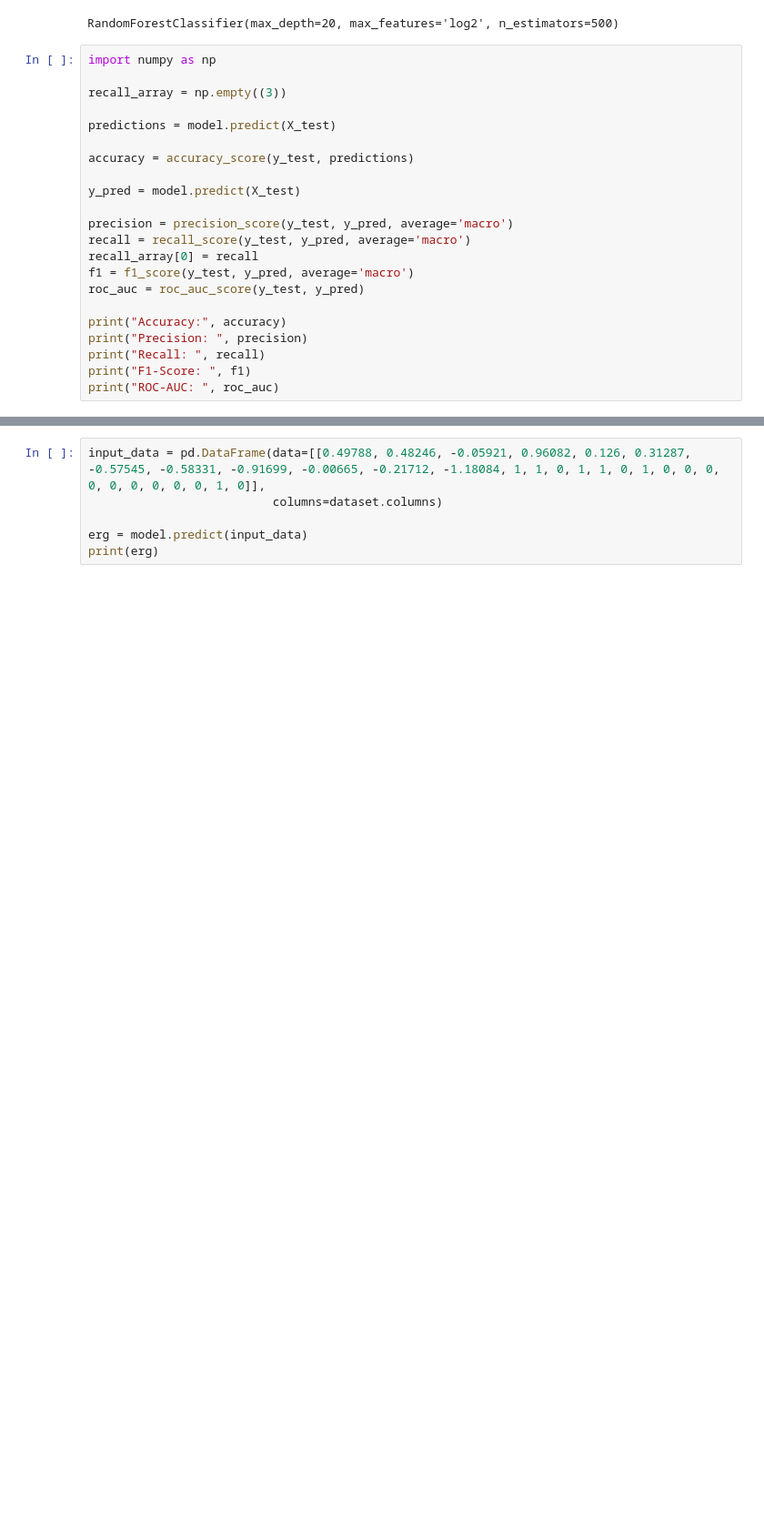
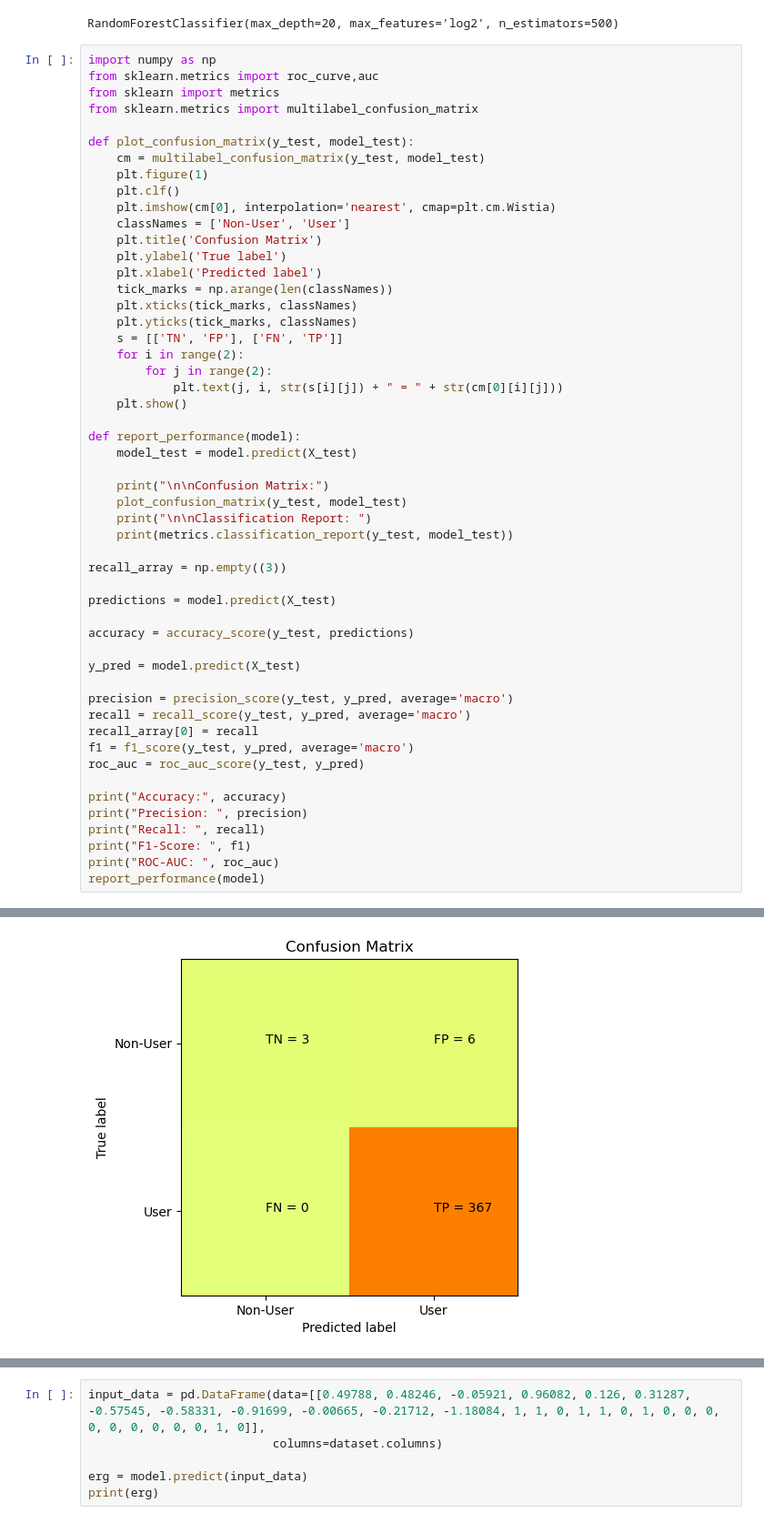
Before and after one commit to Freybier/Drogen4Life, a Jupyter notebook: New_Mombasa.ipynb, the cells around one changed output, grey strips where cells are left out. Shown at 91% size. Cells and saved outputs as stored; diff of their text form; blank space fills up the shorter version.

Commit message:
Confusion matrix

```diff
--- a/New_Mombasa.ipynb
+++ b/New_Mombasa.ipynb
@@ -278,6 +278,35 @@ model.fit(X_train, y_train)
 RandomForestClassifier(max_depth=20, max_features='log2', n_estimators=500)
 # %%
 import numpy as np
+from sklearn.metrics import roc_curve,auc
+from sklearn import metrics
+from sklearn.metrics import multilabel_confusion_matrix
+
+def plot_confusion_matrix(y_test, model_test):
+    cm = multilabel_confusion_matrix(y_test, model_test)
+    plt.figure(1)
+    plt.clf()
+    plt.imshow(cm[0], interpolation='nearest', cmap=plt.cm.Wistia)
+    classNames = ['Non-User', 'User']
+    plt.title('Confusion Matrix')
+    plt.ylabel('True label')
+    plt.xlabel('Predicted label')
+    tick_marks = np.arange(len(classNames))
+    plt.xticks(tick_marks, classNames)
+    plt.yticks(tick_marks, classNames)
+    s = [['TN', 'FP'], ['FN', 'TP']]
+    for i in range(2):
+        for j in range(2):
+            plt.text(j, i, str(s[i][j]) + " = " + str(cm[0][i][j]))
+    plt.show()
+
+def report_performance(model):
+    model_test = model.predict(X_test)
+
+    print("\n\nConfusion Matrix:")
+    plot_confusion_matrix(y_test, model_test)
+    print("\n\nClassification Report: ")
+    print(metrics.classification_report(y_test, model_test))
 
 recall_array = np.empty((3))
 
@@ -298,5 +327,6 @@ print("Precision: ", precision)
 print("Recall: ", recall)
 print("F1-Score: ", f1)
 print("ROC-AUC: ", roc_auc)
+report_performance(model)
 # %% [output]
 Accuracy: 0.851063829787234
@@ -306,0 +340 @@ ROC-AUC:  0.9202867021483426
+[figure, added]
```
Also changed, not shown: parts of 7 cells of this notebook.
